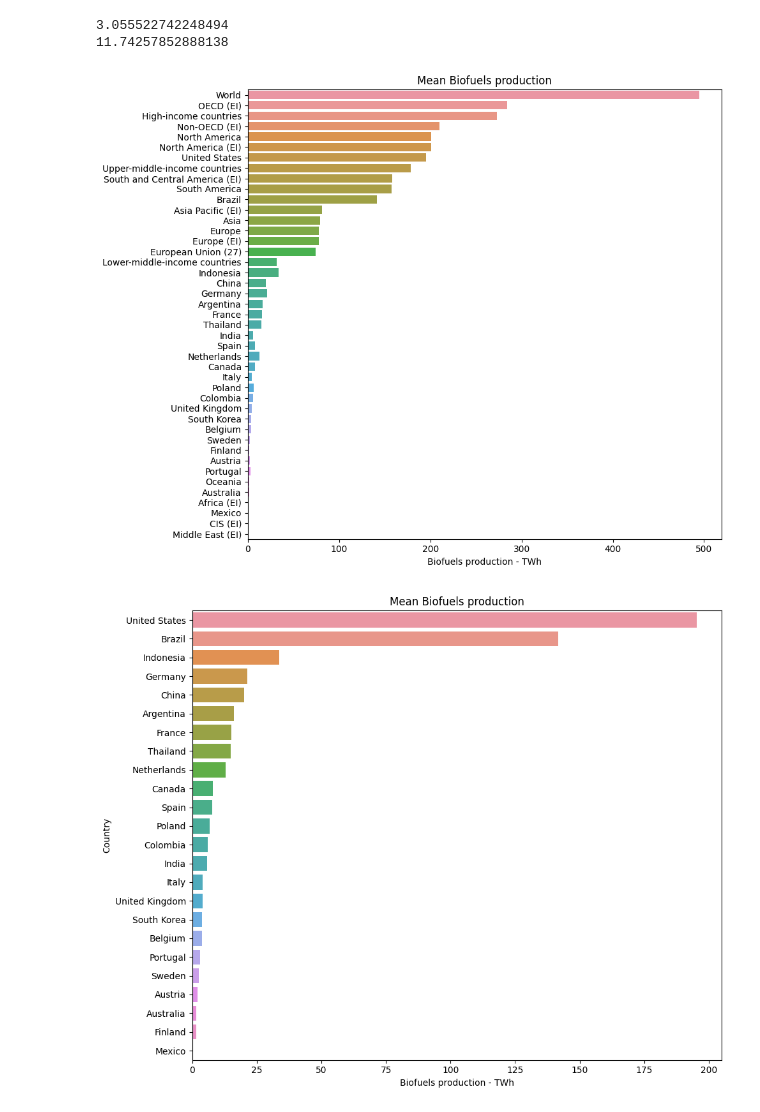
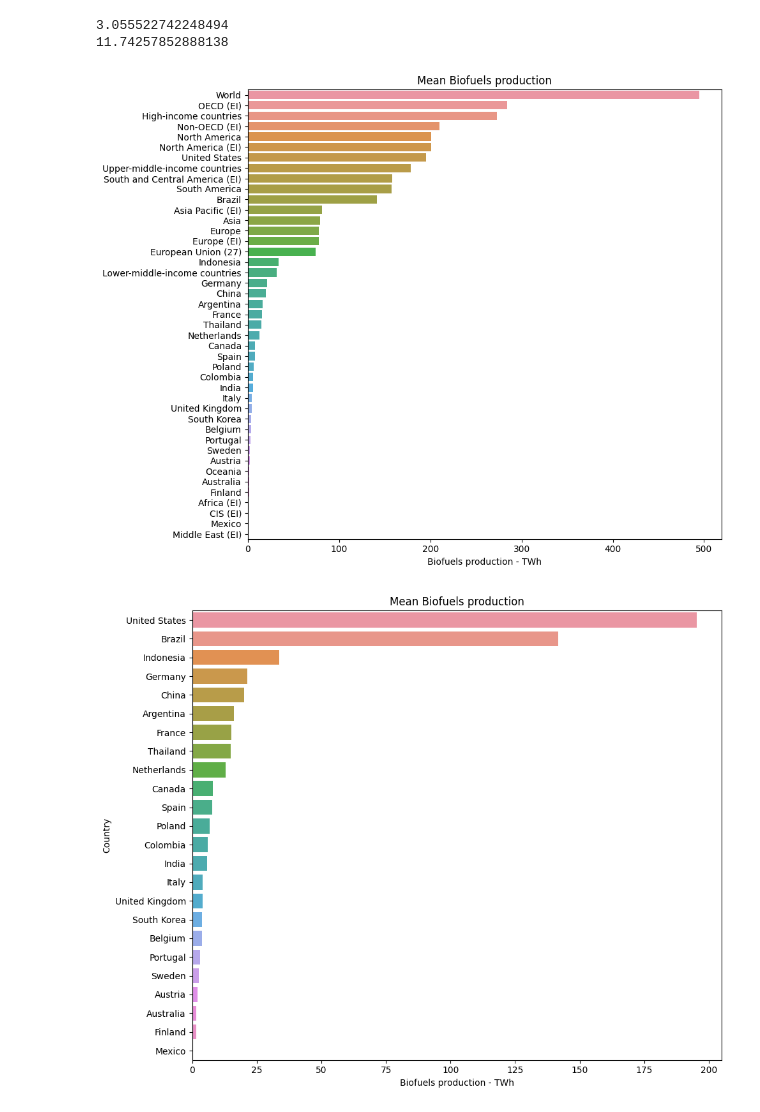
Before and after one commit to erirosv/DataScience, a Jupyter notebook: kaggle/renewable_energy_share/notebooks/data_exploration/biofule_production.ipynb, the cells around one changed output. Drawn from its saved outputs; the diff is of its cells as text; code cells hidden in the pictures.

```diff
--- a/kaggle/renewable_energy_share/notebooks/data_exploration/biofule_production.ipynb
+++ b/kaggle/renewable_energy_share/notebooks/data_exploration/biofule_production.ipynb
@@ -59,17 +59,17 @@ print(df['Biofuels production - TWh'].kurtosis())
 # %%
 entity_mean = df.groupby('Entity')['Biofuels production - TWh'].mean().reset_index()
 # %%
-sorted_data = df.sort_values(by='Biofuels production - TWh', ascending=False)
+sorted_data = entity_mean.sort_values(by='Biofuels production - TWh', ascending=False)
 
 # Create the bar plot
 f, ax = plt.subplots(figsize=(10, 8))
 fig = sns.barplot(x='Biofuels production - TWh', y='Entity', data=sorted_data, ci=None)
 fig.set(xlabel='Biofuels production - TWh', ylabel='', title='Mean Biofuels production')
 
 plt.tight_layout()
 plt.show()
 # %% [output]
-[figure, old version]
+[figure, new version]
 # %%
 subset_df = df.dropna(subset=['Code'])
 subset_df = subset_df[subset_df['Entity'].str.strip() != 'World']
```
Also changed, not shown: 3 other files.
